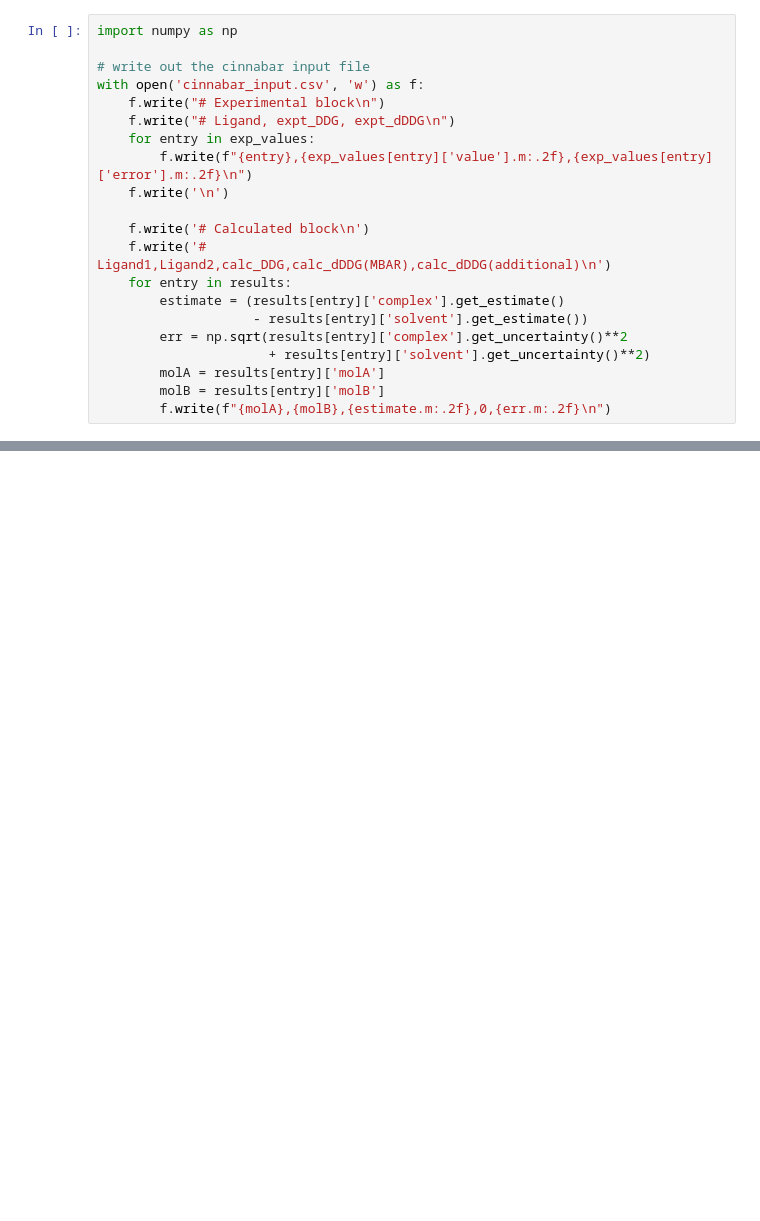
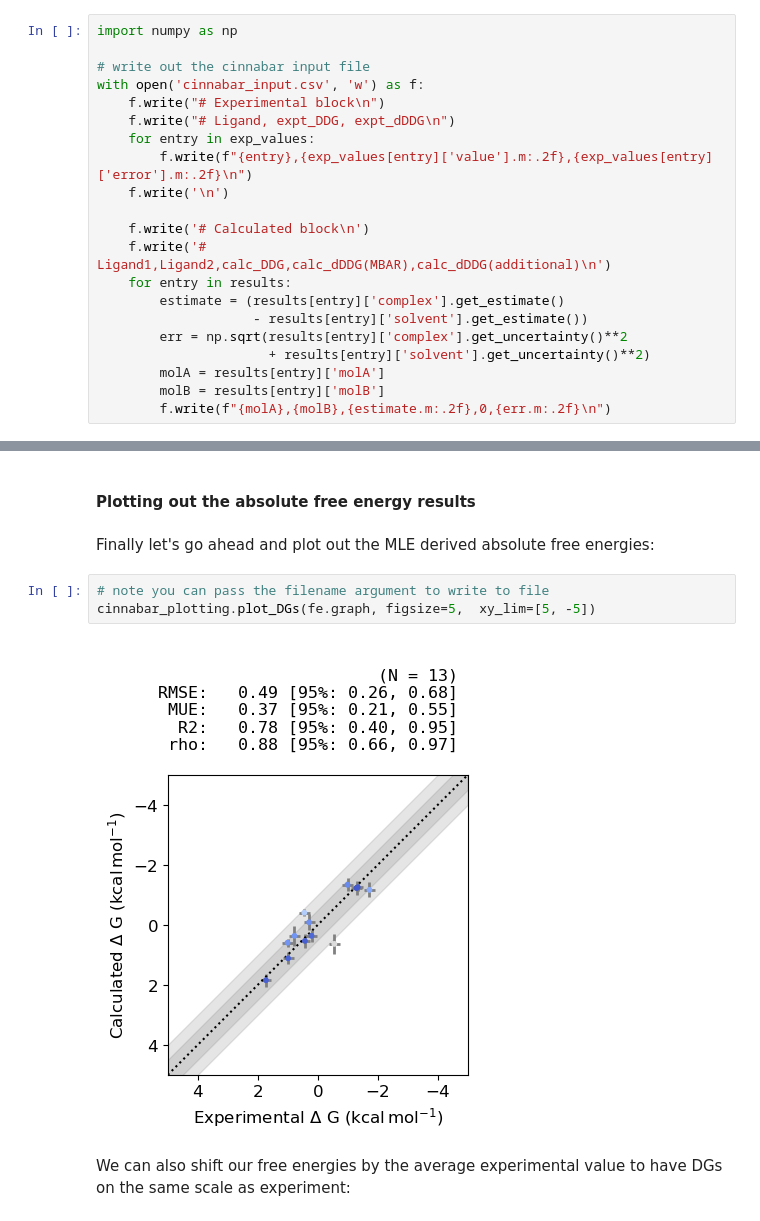
Before and after one commit to OpenFreeEnergy/alchemiscale, a Jupyter notebook: docs/tutorials/demo/Alchemiscale Demo.ipynb, the cells around one changed output, grey strips where cells are left out. Drawn from its saved outputs; the diff is of its cells as text; blank space fills up the shorter version.

```diff
--- a/docs/tutorials/demo/Alchemiscale Demo.ipynb
+++ b/docs/tutorials/demo/Alchemiscale Demo.ipynb
@@ -990,0 +900,11 @@ feplot('cinnabar_input.csv', 'TYK2')
+# %% [markdown]
+#### Plotting out the absolute free energy results
+# %% [markdown]
+Finally let's go ahead and plot out the MLE derived absolute free energies:
+# %%
+# note you can pass the filename argument to write to file
+cinnabar_plotting.plot_DGs(fe.graph, figsize=5,  xy_lim=[5, -5])
+# %% [output]
+[figure, added]
+# %% [markdown]
+We can also shift our free energies by the average experimental value to have DGs on the same scale as experiment:
```
Also changed, not shown: parts of 19 cells of this notebook.
